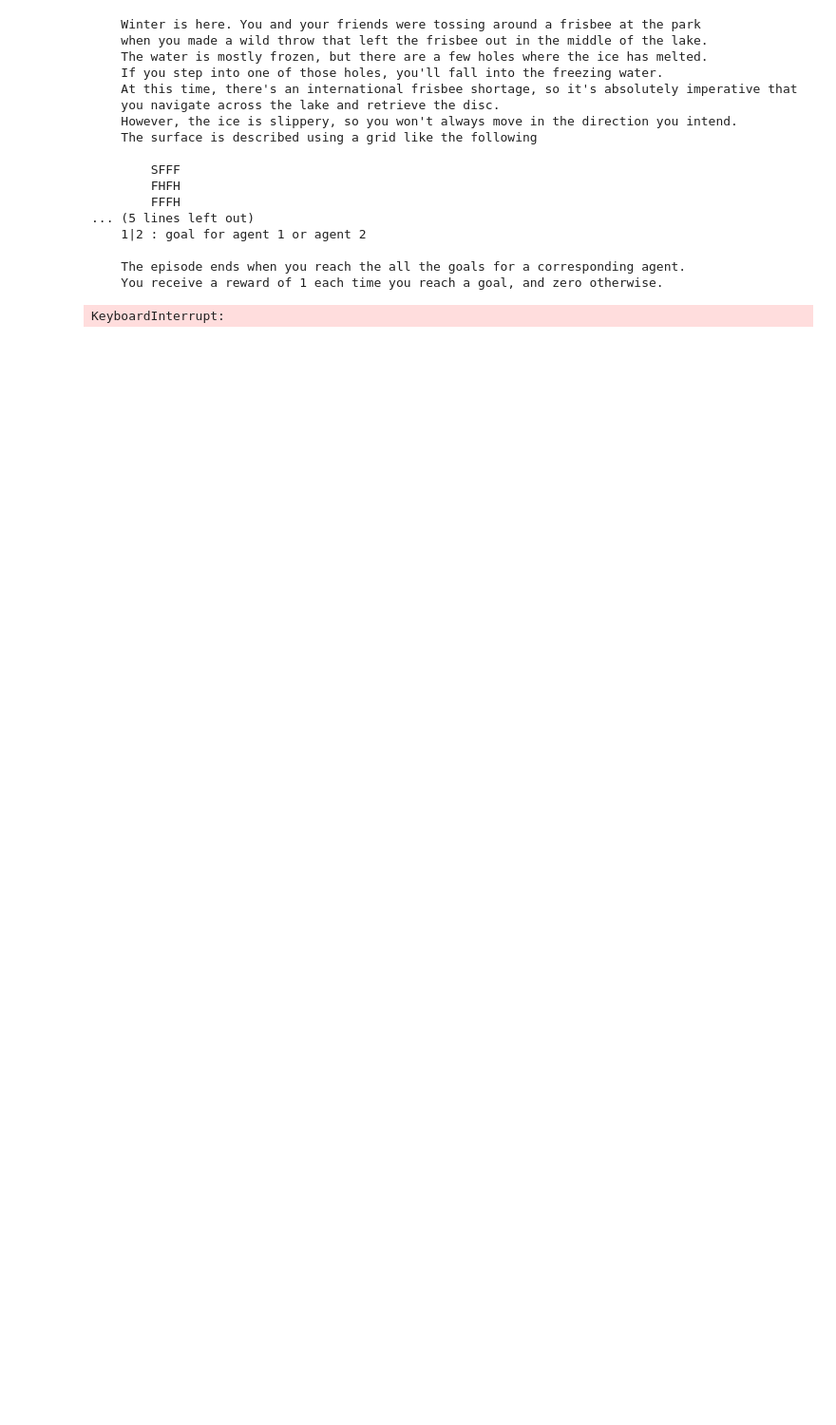
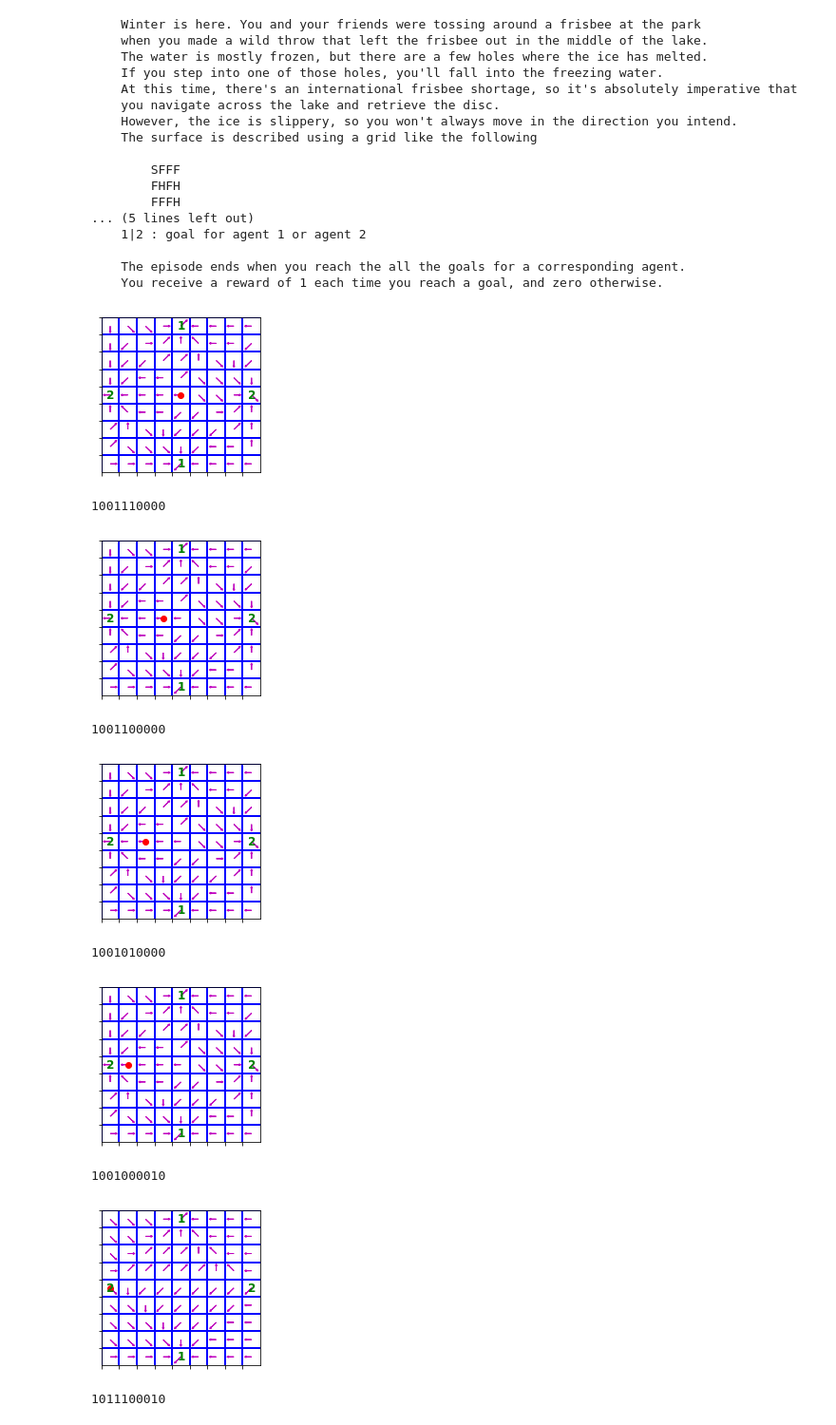
Before and after one commit to nishdesai/mixing_agent, a Jupyter notebook: Compromise-original.ipynb, the cells around one changed output. Shown: that part at 95% size. Cells and saved outputs as stored; diff of their text form; code cells hidden in the pictures; blank space fills up the shorter version.

```diff
--- a/Compromise-original.ipynb
+++ b/Compromise-original.ipynb
@@ -224,9 +233,19 @@ def run_mixing_agent(true_mdp, mdp1, mdp2, p1=1.0, p2=1.0, GAMMA=GAMMA, vis=plot
     return traj
 # %%
-mdp1 = MDP(FrozenLakeEnvSequentialMultigoal(goal=1))
-mdp2 = MDP(FrozenLakeEnvSequentialMultigoal(goal=2))
-true_mdp = MDP(FrozenLakeEnvSequentialMultigoal(goal=1))
+mdp1 = MDP(FrozenLakeEnvSequentialMultigoal(goal=1, map_name='9x9_multigoal'))
+mdp2 = MDP(FrozenLakeEnvSequentialMultigoal(goal=2, map_name='9x9_multigoal'))
+true_mdp = MDP(FrozenLakeEnvSequentialMultigoal(goal=1, map_name='9x9_multigoal'))
 
-traj = run_mixing_agent(true_mdp, mdp1, mdp2, p1=1.0, p2=1.0, GAMMA=1.0)
+!rm -r figures/exp1
+traj = run_mixing_agent(true_mdp, mdp1, mdp2, p1=1.0, p2=1.0, GAMMA=1.0, img_folder='exp1')
 # %% [output]
+[figure, added]
-KeyboardInterrupt:
+1001110000
+[figure, added]
+1001100000
+[figure, added]
+1001010000
+[figure, added]
+1001000010
+[figure, added]
+1011100010
```
Also changed, not shown: parts of 5 cells of this notebook.
